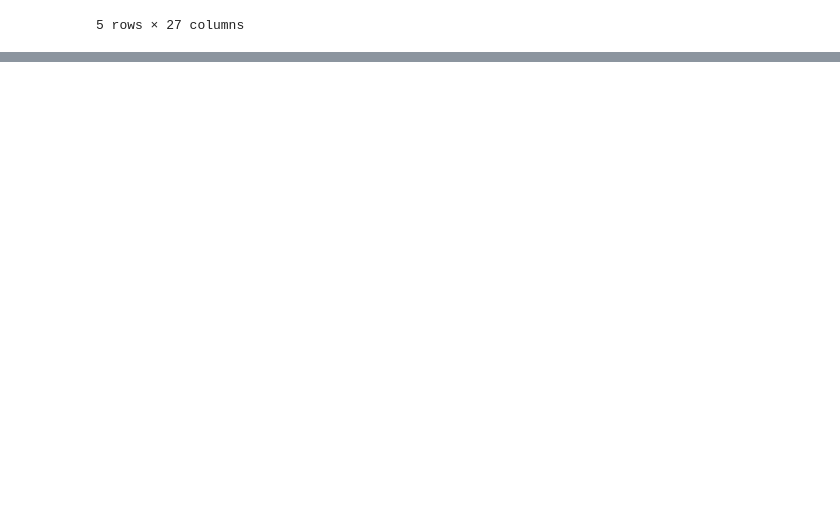
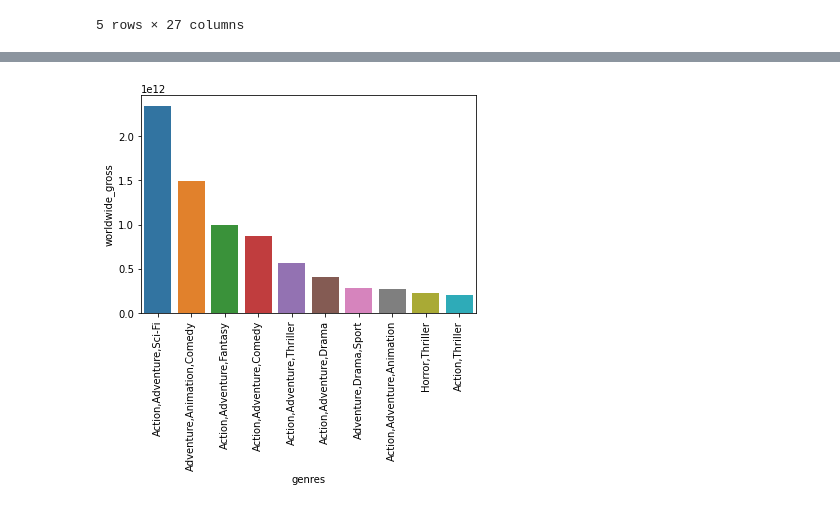
Before and after one commit to FrancisNdirangu/Phase-2-Project, a Jupyter notebook: merged_notebook.ipynb, the cells around one changed output, grey strips where cells are left out. Cells and saved outputs as stored; diff of their text form; code cells hidden in the pictures; blank space fills up the shorter version.

Commit message:
combined tmdb with imdb,gross and budgets

```diff
--- a/merged_notebook.ipynb
+++ b/merged_notebook.ipynb
@@ -719,0 +763,3 @@ final_combined.head()
+# %%
+all_combined  = pd.merge(final_combined,tmdb_movies_df,on='title')
+all_combined.head()
@@ -719,0 +822,3 @@ final_combined.head()
+# %%
+all_combined.dropna(axis=0,subset=['domestic_gross_x','foreign_gross'],inplace=True)
+all_combined.info()
@@ -719,0 +961,16 @@ final_combined.head()
+# %%
+all_combined['worldwide_gross'] = all_combined['worldwide_gross'].replace('[\$,]', '', regex=True).astype(float)
+all_combined['domestic_gross_x'] = all_combined['domestic_gross_x'].replace('[\$,]', '', regex=True).astype(float)
+all_combined['production_budget'] = all_combined['production_budget'].replace('[\$,]', '', regex=True).astype(float)
+# %%
+genre_groupby_pop = all_combined.groupby('genres').sum().sort_values('worldwide_gross',ascending=False).head(10)
+genre_groupby_pop_top20 = genre_groupby_pop['worldwide_gross'].head(10)
+xticks = genre_groupby_pop_top20.index
+genre_groupby_pop_top20
+
+genre_groupby_pop
+# fig,ax = plt.subplots(figsize=(15,15))
+sns.barplot(data=genre_groupby_pop,x=genre_groupby_pop.index,y='worldwide_gross')
+plt.xticks(rotation=90);
+# %% [output]
+[figure, added]
```
Also changed, not shown: parts of 21 cells of this notebook.
